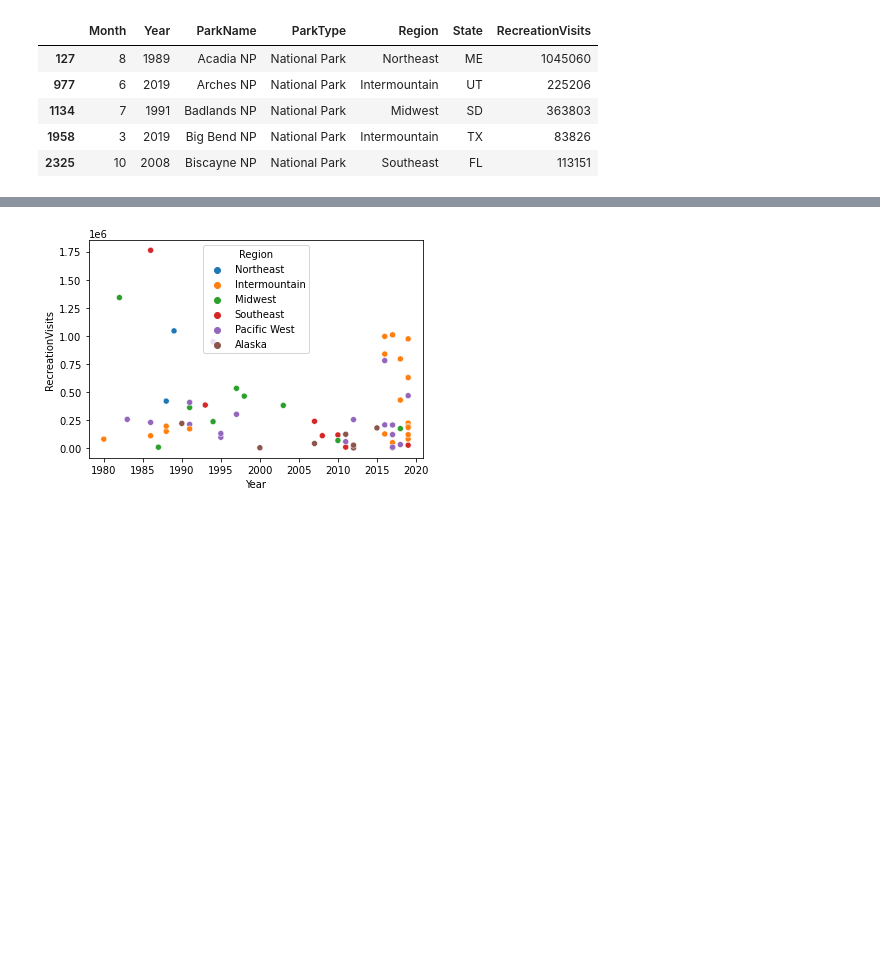
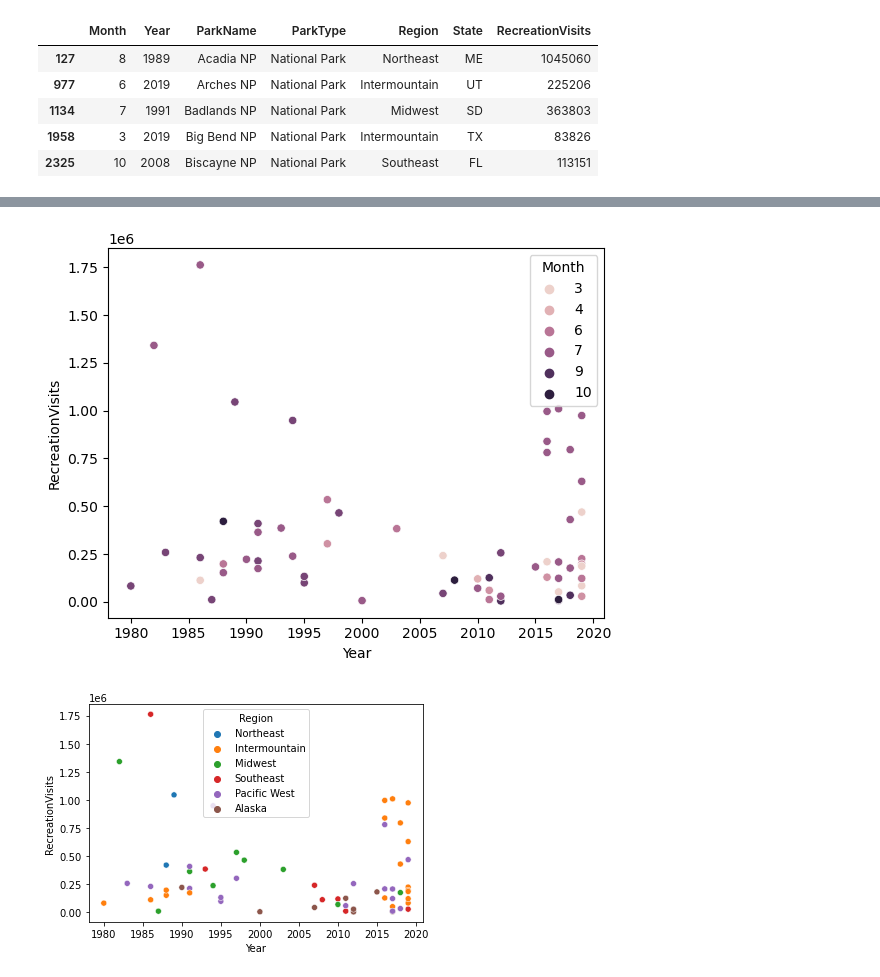
Before and after one commit to vgjaq/National-Park-Capstone-Project, a Jupyter notebook: Exploratory_Data_Analysis.ipynb, the cells around one changed output, grey strips where cells are left out. Drawn from its saved outputs; the diff is of its cells as text; code cells hidden in the pictures; blank space fills up the shorter version.

```diff
--- a/Exploratory_Data_Analysis.ipynb
+++ b/Exploratory_Data_Analysis.ipynb
@@ -88,2 +90,8 @@ max_ever.head()
+# %%
+#intermountain and pacific west may have an increase after 2015
+sns.scatterplot(x= 'Year', y= 'RecreationVisits', hue= 'Month', data = max_ever)
+plt.show()
+# %% [output]
+[figure, added]
 # %%
 #intermountain and pacific west may have an increase after 2015
```
Also changed, not shown: parts of 10 cells of this notebook, 6 other files.
